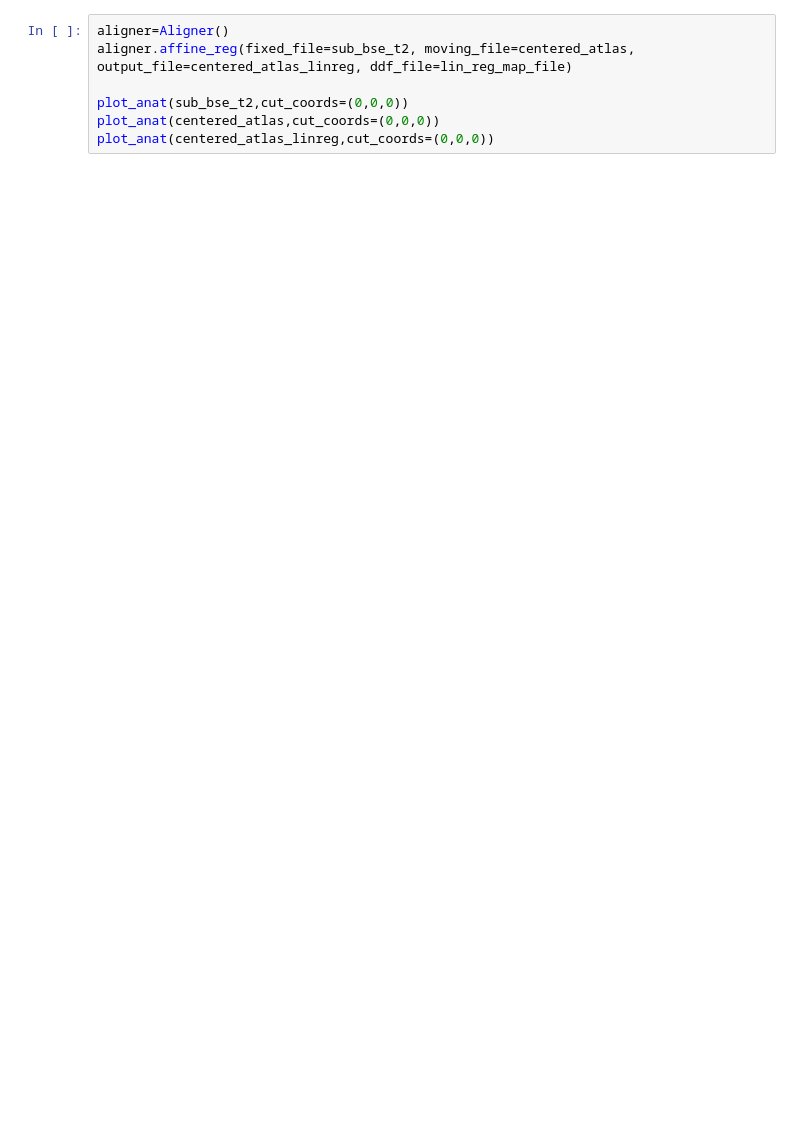
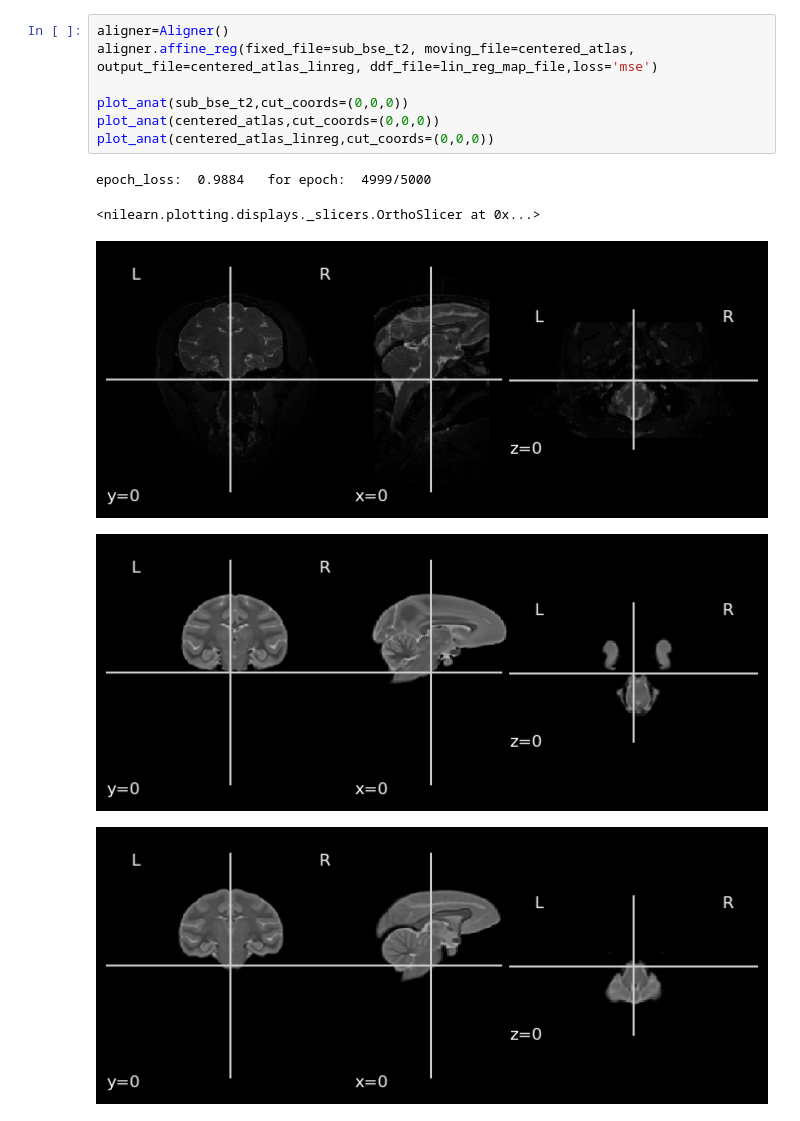
Before and after one commit to ajoshiusc/macaque_reg, a Jupyter notebook: main_reg.ipynb, the cells around one changed output. Saved outputs shown, nothing was run; the diff lists cells and outputs as text; blank space fills up the shorter version.

```diff
--- a/main_reg.ipynb
+++ b/main_reg.ipynb
@@ -78,8 +96,14 @@ gui.MultiImageDisplay(image_list = [fixed_image, moving_image],
 # %%
 aligner=Aligner()
-aligner.affine_reg(fixed_file=sub_bse_t2, moving_file=centered_atlas, output_file=centered_atlas_linreg, ddf_file=lin_reg_map_file)
+aligner.affine_reg(fixed_file=sub_bse_t2, moving_file=centered_atlas, output_file=centered_atlas_linreg, ddf_file=lin_reg_map_file,loss='mse')
 
 plot_anat(sub_bse_t2,cut_coords=(0,0,0))
 plot_anat(centered_atlas,cut_coords=(0,0,0))
 plot_anat(centered_atlas_linreg,cut_coords=(0,0,0))
+# %% [output]
+epoch_loss:  0.9884   for epoch:  4999/5000
+<nilearn.plotting.displays._slicers.OrthoSlicer at 0x...>
+[figure, added]
+[figure, added]
+[figure, added]
 # %%
```
Also changed, not shown: parts of 9 cells of this notebook, 3 other files.
